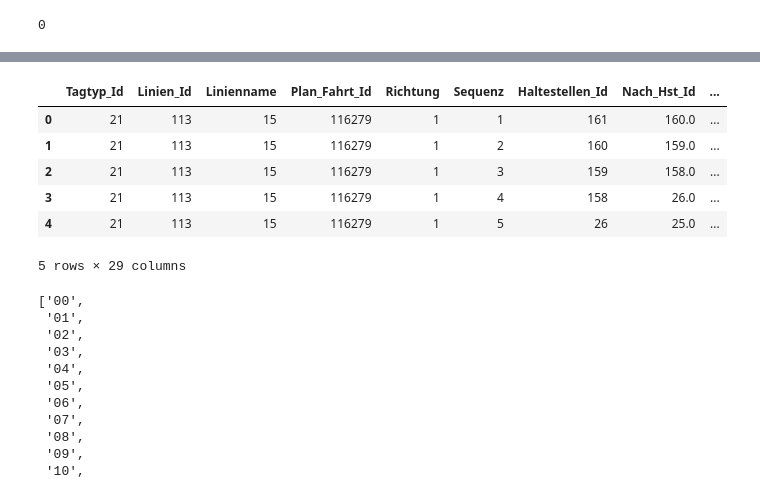
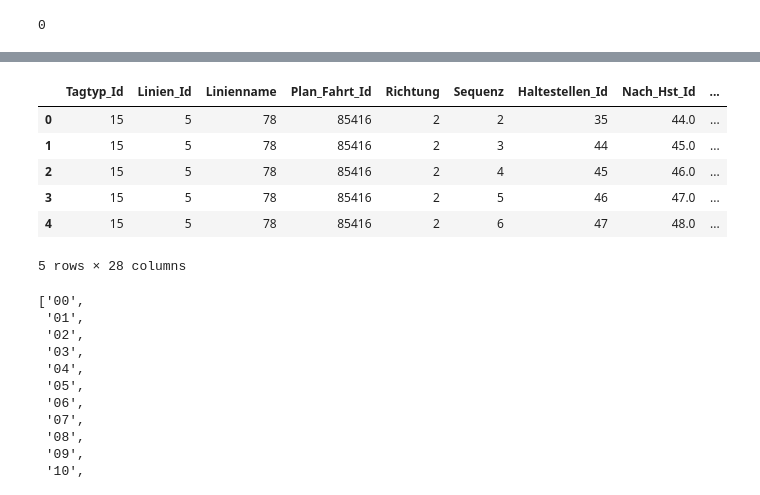
Before and after one commit to Chocobosaurus/uzh-data-science-project, a Jupyter notebook: WZ/Q5_datacleaning.ipynb, the cells around one changed output, grey strips where cells are left out. Drawn from its saved outputs; the diff is of its cells as text; code cells hidden in the pictures.

```diff
--- a/WZ/Q5_datacleaning.ipynb
+++ b/WZ/Q5_datacleaning.ipynb
@@ -28,7 +26,7 @@ import math
 import csv
 # %%
 #data directory
-datadir = ('data/fahrgastzahlen_2023')
+datadir = ('data/fahrgastzahlen_2022')
 
 full_data = pd.read_csv(os.path.join(datadir, 'REISENDE.csv'), encoding = "utf-8", sep=';')
 full_data.head()
@@ -97,21 +98,22 @@ capacities.head()
 # %%
 # Merge capacity data
 mergedata=full_data.copy()
 data = mergedata.merge(capacities, on = 'Plan_Fahrt_Id')
 
 # Calculate Occupancy and Freeseats values
 data['Occupancy'] = data['Besetzung'] / data['SITZPLAETZE']
-data['Freeseats'] = data['SITZPLAETZE'] - data['Besetzung']
+# Freeseats no longer calculated here but to be restored by SITZPLAETZE * 1-Occupancy
+#data['Freeseats'] = data['SITZPLAETZE'] - data['Besetzung']
 
 data.head()
 # %% [output]
 |  | Tagtyp_Id | Linien_Id | Linienname | Plan_Fahrt_Id | Richtung | Sequenz | Haltestellen_Id | Nach_Hst_Id | ... |
-| 0 | 21 | 113 | 15 | 116279 | 1 | 1 | 161 | 160.0 | ... |
-| 1 | 21 | 113 | 15 | 116279 | 1 | 2 | 160 | 159.0 | ... |
-| 2 | 21 | 113 | 15 | 116279 | 1 | 3 | 159 | 158.0 | ... |
-| 3 | 21 | 113 | 15 | 116279 | 1 | 4 | 158 | 26.0 | ... |
-| 4 | 21 | 113 | 15 | 116279 | 1 | 5 | 26 | 25.0 | ... |
+| 0 | 15 | 5 | 78 | 85416 | 2 | 2 | 35 | 44.0 | ... |
+| 1 | 15 | 5 | 78 | 85416 | 2 | 3 | 44 | 45.0 | ... |
+| 2 | 15 | 5 | 78 | 85416 | 2 | 4 | 45 | 46.0 | ... |
+| 3 | 15 | 5 | 78 | 85416 | 2 | 5 | 46 | 47.0 | ... |
+| 4 | 15 | 5 | 78 | 85416 | 2 | 6 | 47 | 48.0 | ... |
-5 rows × 29 columns
+5 rows × 28 columns
 # %%
 # Fix the 4-28 hour expression to 0-23
 def replace_hour(hour_str):
```
Also changed, not shown: parts of 18 cells of this notebook, 1 other file.
